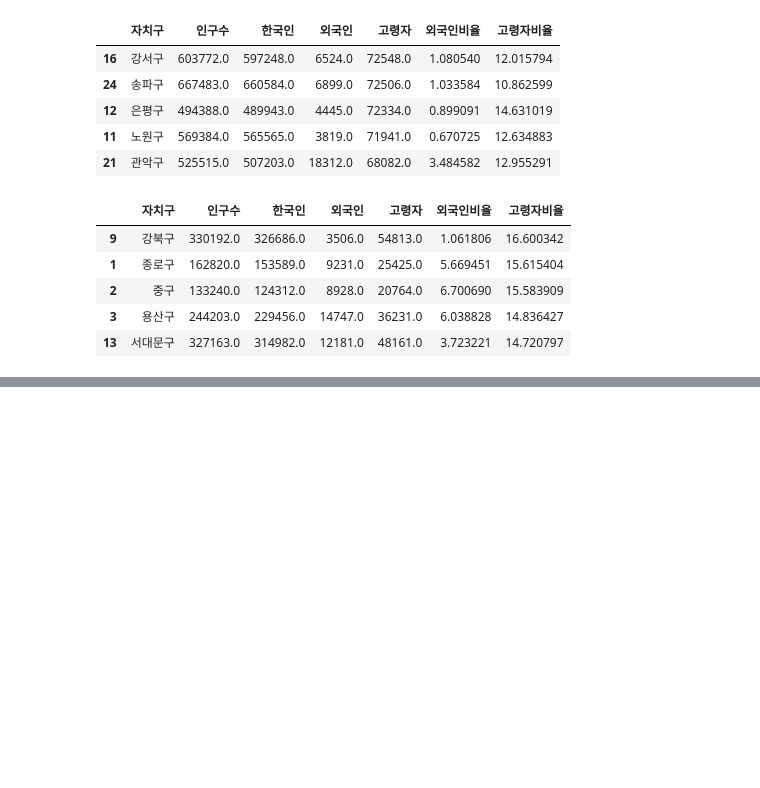
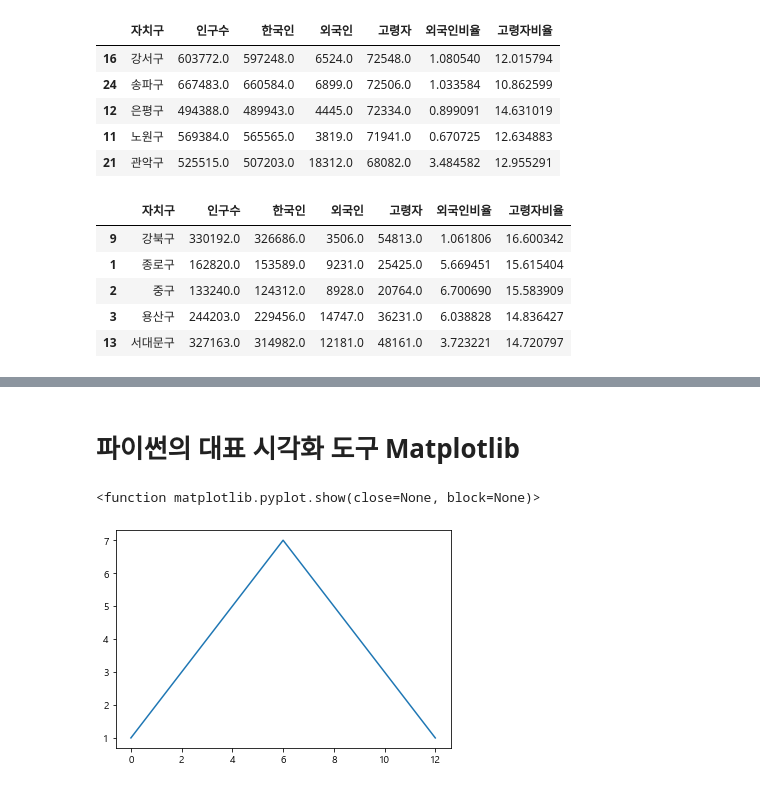
Before and after one commit to HyowonKIM94/python_anaysis_practice, a Jupyter notebook: 서울시 구별 CCTV현황 분석.ipynb, the cells around one changed output, grey strips where cells are left out. Cells and saved outputs as stored; diff of their text form; code cells hidden in the pictures; blank space fills up the shorter version.

```diff
--- a/서울시 구별 CCTV현황 분석.ipynb
+++ b/서울시 구별 CCTV현황 분석.ipynb
@@ -432,0 +551,2 @@ pop_Seoul.sort_values(by='고령자비율',ascending=False).head()
+# %% [markdown]
+# 파이썬의 대표 시각화 도구 Matplotlib
@@ -432,0 +558,7 @@ pop_Seoul.sort_values(by='고령자비율',ascending=False).head()
+# %%
+plt.figure
+plt.plot([1,2,3,4,5,6,7,6,5,4,3,2,1])
+plt.show
+# %% [output]
+<function matplotlib.pyplot.show(close=None, block=None)>
+[figure, added]
```
Also changed, not shown: parts of 36 cells of this notebook.
